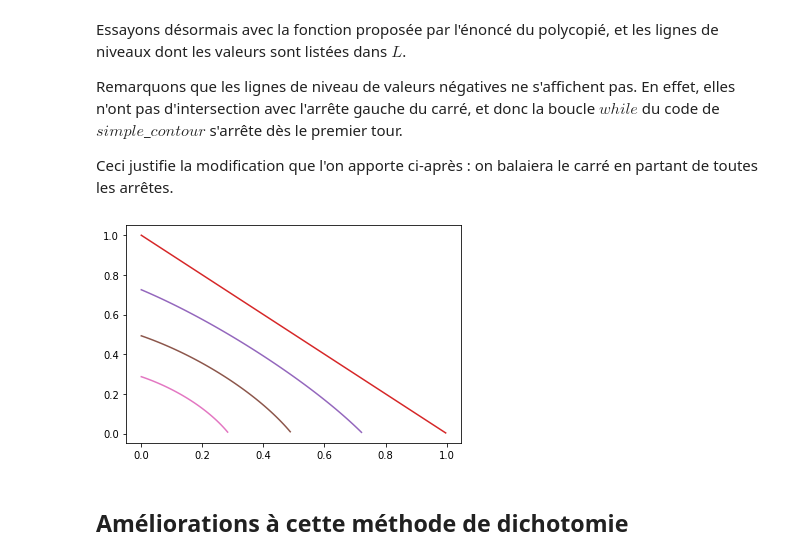
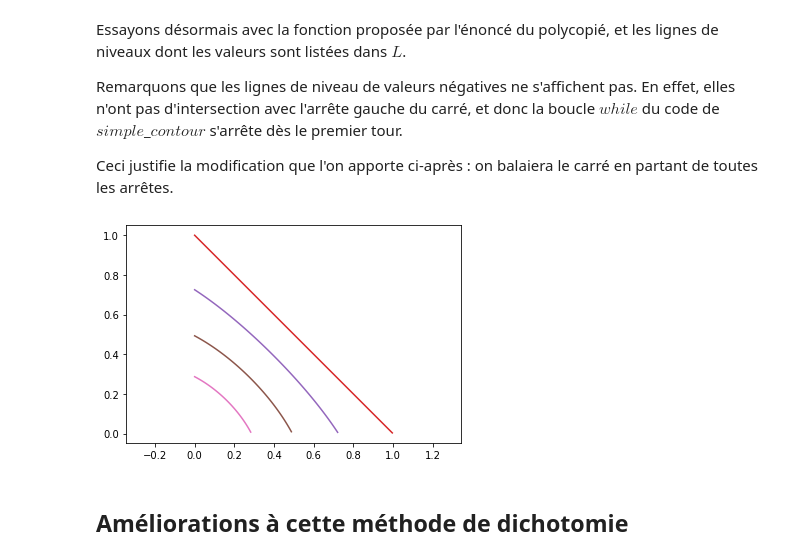
Before and after one commit to claraallois/projet_mathinfo, a Jupyter notebook: notebook_mi.ipynb, the cells around one changed output. Drawn from its saved outputs; the diff is of its cells as text; code cells hidden in the pictures.

Commit message:
Normalisation de certains graphes

```diff
--- a/notebook_mi.ipynb
+++ b/notebook_mi.ipynb
@@ -118,16 +119,17 @@ Ceci justifie la modification que l'on apporte ci-après : on balaiera le carré
 # %%
 #Exemple 2 : avec la fonction proposée par le polycopié
 def f(x,y):
     return (exp(-x**2-y**2)-exp(-(x-1)**2-(y-1)**2))
 
 L =  [-0.7, -0.5, -0.25, 0, 0.25, 0.5, 0.7]
 
 for c in L:
     X,Y = simple_contour(f,c)
     plt.plot(X,Y)
+plt.axis('equal')
 plt.show()
 # %% [output]
-[figure, old version]
+[figure, new version]
 # %% [markdown]
 ## Améliorations à cette méthode de dichotomie
 # %% [markdown]
```
Also changed, not shown: parts of 5 cells of this notebook.
